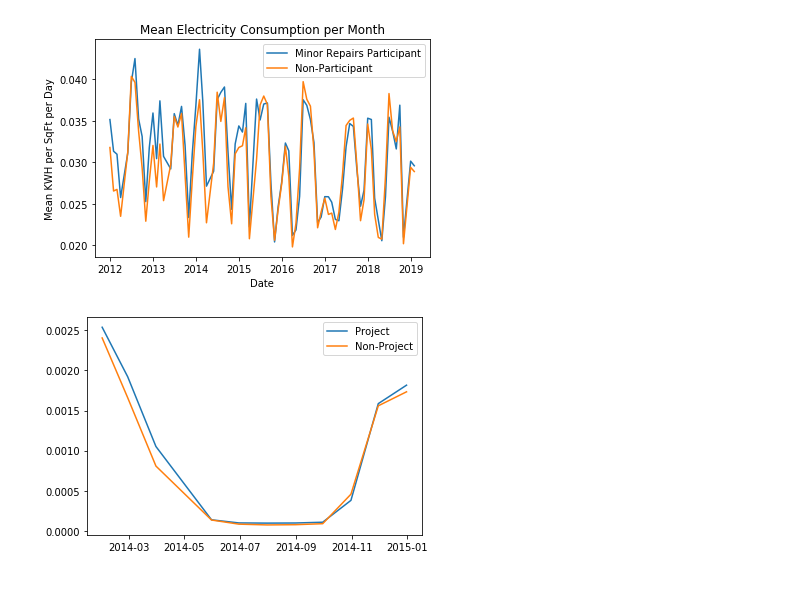
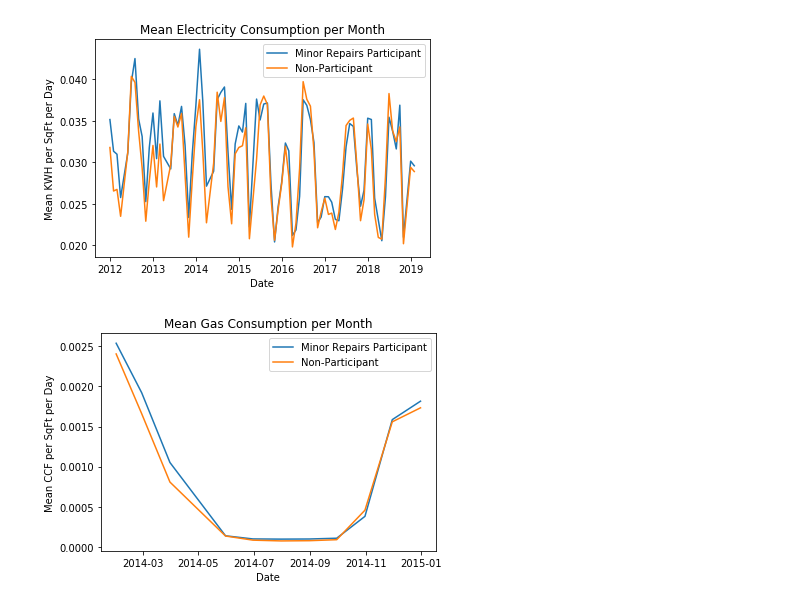
Before and after one commit to asensio-lab/albany-housing-analytics, a Jupyter notebook: Analysis/Investigate_Distribution.ipynb, the cells around one changed output. Cells and saved outputs as stored; diff of their text form; code cells hidden in the pictures.

```diff
--- a/Analysis/Investigate_Distribution.ipynb
+++ b/Analysis/Investigate_Distribution.ipynb
@@ -488,6 +527,6 @@ stackedplot(proj_mean_e, nonproj_mean_e, 0,0,3000,3000, 'RELC')
 [figure]
 [figure]
 # %%
-stackedplot(proj_mean_g, nonproj_mean_g, 2014,1,2015,1)
+stackedplot(proj_mean_g, nonproj_mean_g, 2014,1,2015,1, 'RGAS')
 # %% [output]
-[figure, old version]
+[figure, new version]
```
Also changed, not shown: parts of 24 cells of this notebook, 8 other files.
